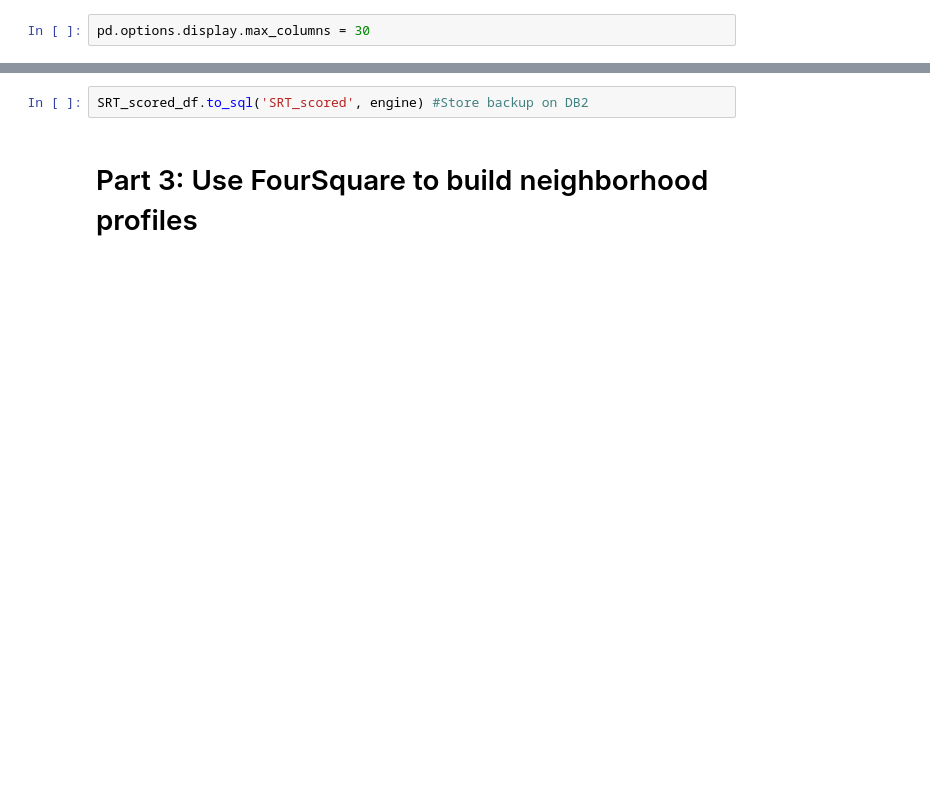
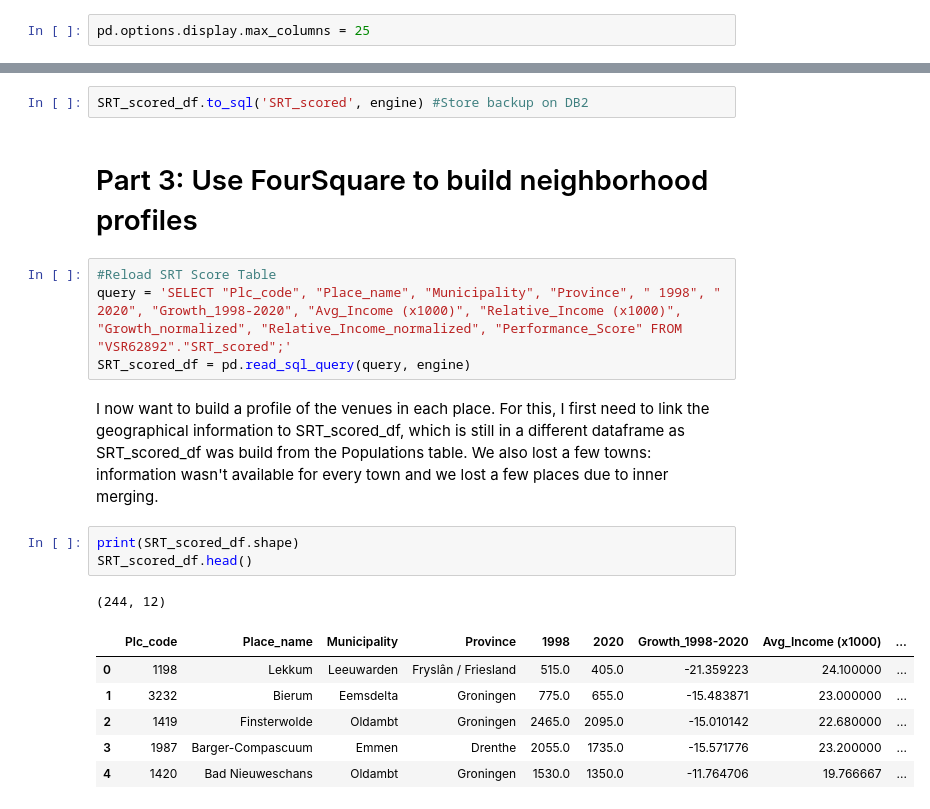
Before and after one commit to LauLau85/Coursera_Capstone, a Jupyter notebook: A Comparison of Rural Towns in the Netherlands.ipynb, the cells around one changed output, grey strips where cells are left out. Drawn from its saved outputs; the diff is of its cells as text; blank space fills up the shorter version.

```diff
--- a/A Comparison of Rural Towns in the Netherlands.ipynb
+++ b/A Comparison of Rural Towns in the Netherlands.ipynb
@@ -1320,7 +1320,7 @@ print('Number of unique years: ', Periods_df.shape[0])
 Number of unique Postalcodes:  4074
 Number of unique years:  23
 # %%
-pd.options.display.max_columns = 30
+pd.options.display.max_columns = 25
 # %%
 #yr = Periods_df['Year'][0]
 #pc4 = PC4_df['4_digit_Postalcode'][0]
@@ -2380,3 +2431,20 @@ plt.show()
 SRT_scored_df.to_sql('SRT_scored', engine) #Store backup on DB2
 # %% [markdown]
 # Part 3: Use FourSquare to build neighborhood profiles
+# %%
+#Reload SRT Score Table
+query = 'SELECT "Plc_code", "Place_name", "Municipality", "Province", " 1998", " 2020", "Growth_1998-2020", "Avg_Income (x1000)", "Relative_Income (x1000)", "Growth_normalized", "Relative_Income_normalized", "Performance_Score" FROM "VSR62892"."SRT_scored";'
+SRT_scored_df = pd.read_sql_query(query, engine)
+# %% [markdown]
+I now want to build a profile of the venues in each place. For this, I first need to link the geographical information to SRT_scored_df, which is still in a different dataframe as SRT_scored_df was build from the Populations table. We also lost a few towns: information wasn't available for every town and we lost a few places due to inner merging.
+# %%
+print(SRT_scored_df.shape)
+SRT_scored_df.head()
+# %% [output]
+(244, 12)
+|  | Plc_code | Place_name | Municipality | Province | 1998 | 2020 | Growth_1998-2020 | Avg_Income (x1000) | ... |
+| 0 | 1198 | Lekkum | Leeuwarden | Fryslân / Friesland | 515.0 | 405.0 | -21.359223 | 24.100000 | ... |
+| 1 | 3232 | Bierum | Eemsdelta | Groningen | 775.0 | 655.0 | -15.483871 | 23.000000 | ... |
+| 2 | 1419 | Finsterwolde | Oldambt | Groningen | 2465.0 | 2095.0 | -15.010142 | 22.680000 | ... |
+| 3 | 1987 | Barger-Compascuum | Emmen | Drenthe | 2055.0 | 1735.0 | -15.571776 | 23.200000 | ... |
+| 4 | 1420 | Bad Nieuweschans | Oldambt | Groningen | 1530.0 | 1350.0 | -11.764706 | 19.766667 | ... |
```
Also changed, not shown: parts of 12 cells of this notebook.
